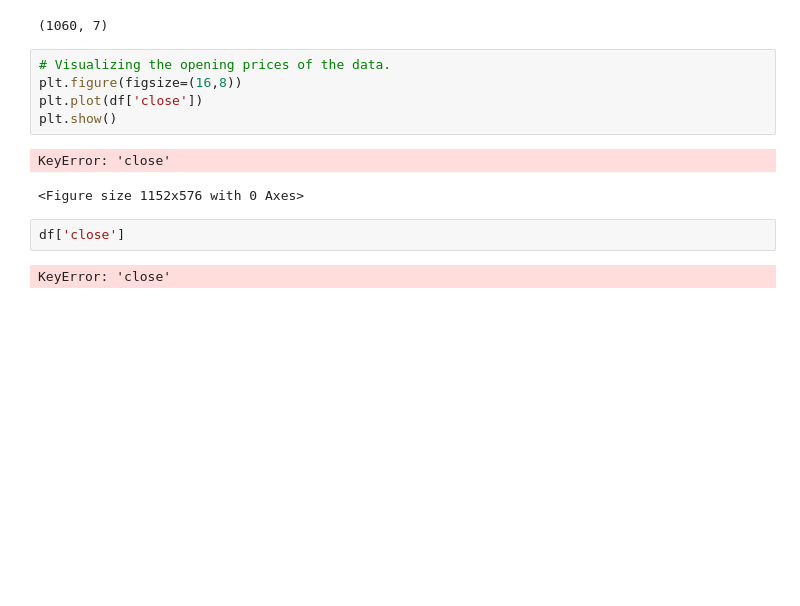
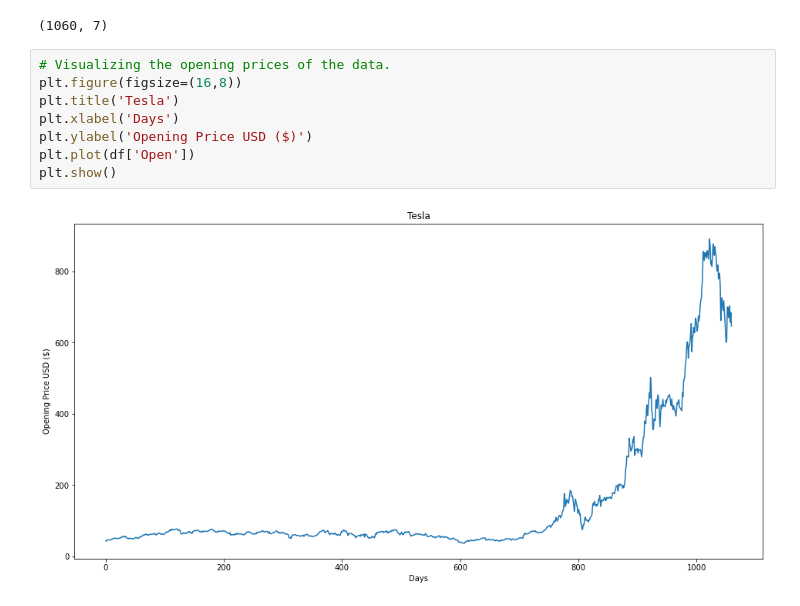
Before and after one commit to parniaa/brainStation, a Jupyter notebook: project/Project-Tesla-1.ipynb, the cells around one changed output. Drawn from its saved outputs; the diff is of its cells as text; blank space fills up the shorter version.

```diff
--- a/project/Project-Tesla-1.ipynb
+++ b/project/Project-Tesla-1.ipynb
@@ -49,12 +58,10 @@ df.shape
 # %%
 # Visualizing the opening prices of the data.
 plt.figure(figsize=(16,8))
-plt.plot(df['close'])
+plt.title('Tesla')
+plt.xlabel('Days')
+plt.ylabel('Opening Price USD ($)')
+plt.plot(df['Open'])
 plt.show()
 # %% [output]
-KeyError: 'close'
-<Figure size 1152x576 with 0 Axes>
+[figure, added]
-# %%
-df['close']
-# %% [output]
-KeyError: 'close'
```
Also changed, not shown: parts of 22 cells of this notebook.
